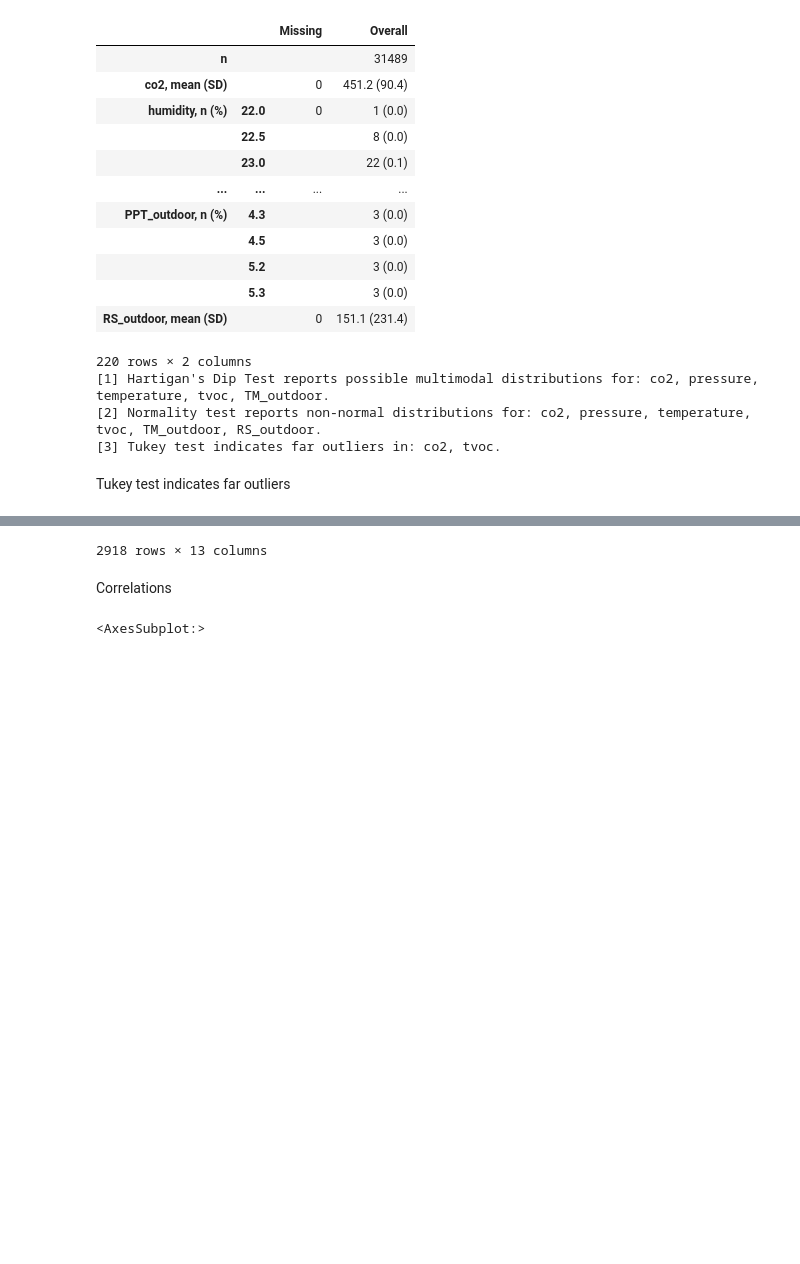
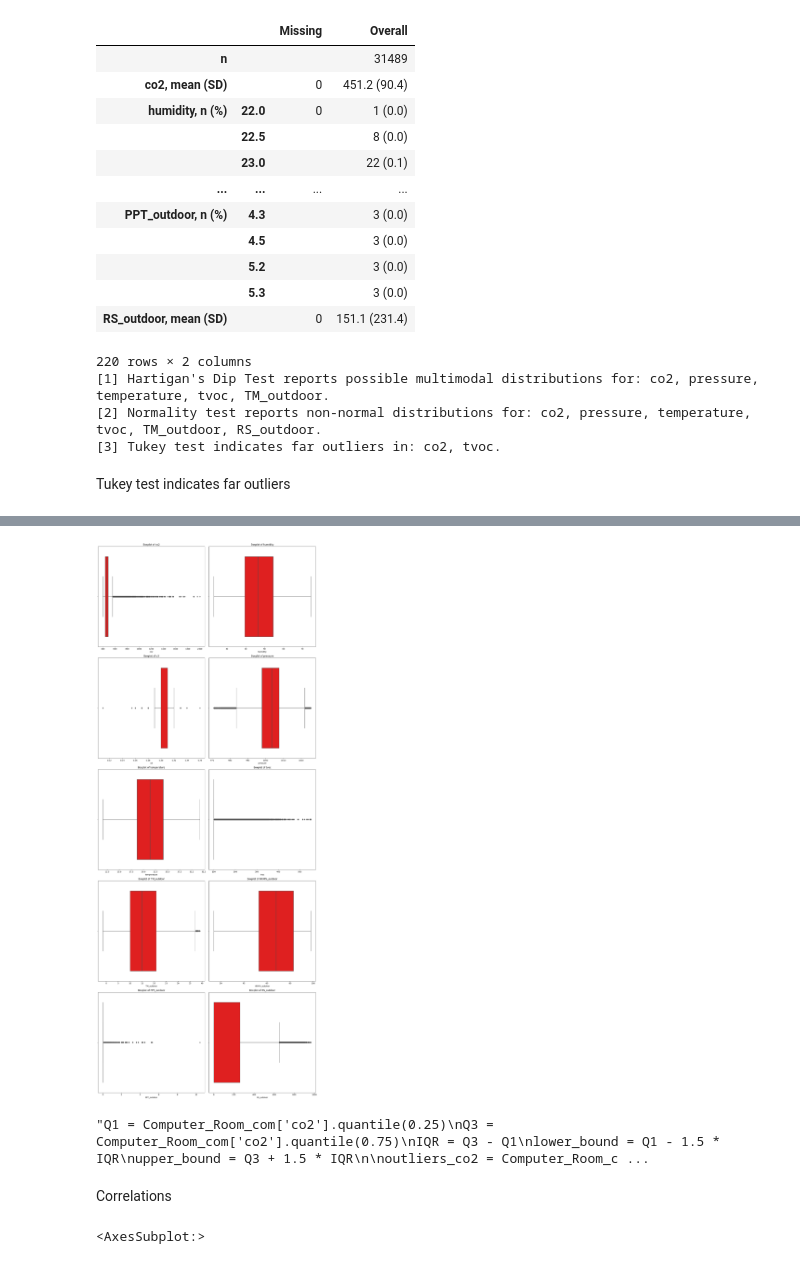
Before and after one commit to peremayolc/UAB_EnergyStudy, a Jupyter notebook: Recommender/recommendersys.ipynb, the cells around one changed output, grey strips where cells are left out. Drawn from its saved outputs; the diff is of its cells as text; code cells hidden in the pictures; blank space fills up the shorter version.

```diff
--- a/Recommender/recommendersys.ipynb
+++ b/Recommender/recommendersys.ipynb
@@ -327,8 +323,7 @@ table
 Tukey test indicates far outliers
 # %%
 display_outliers(Computer_Room_com)
-
-Q1 = Computer_Room_com['co2'].quantile(0.25)
+"""Q1 = Computer_Room_com['co2'].quantile(0.25)
 Q3 = Computer_Room_com['co2'].quantile(0.75)
 IQR = Q3 - Q1
 lower_bound = Q1 - 1.5 * IQR
@@ -336,6 +331,6 @@ upper_bound = Q3 + 1.5 * IQR
 
 outliers_co2 = Computer_Room_com[(Computer_Room_com['co2'] < lower_bound) | (Computer_Room_com['co2'] > upper_bound)]
 
-outliers_co2
+outliers_co2"""
 # %% [output]
 [figure]
@@ -354,4 +337,5 @@ outliers_co2
+[figure, added]
-2918 rows × 13 columns
+"Q1 = Computer_Room_com['co2'].quantile(0.25)\nQ3 = Computer_Room_com['co2'].quantile(0.75)\nIQR = Q3 - Q1\nlower_bound = Q1 - 1.5 * IQR\nupper_bound = Q3 + 1.5 * IQR\n\noutliers_co2 = Computer_Room_c ...
 # %% [markdown]
 Correlations
 # %%
```
Also changed, not shown: parts of 13 cells of this notebook.
